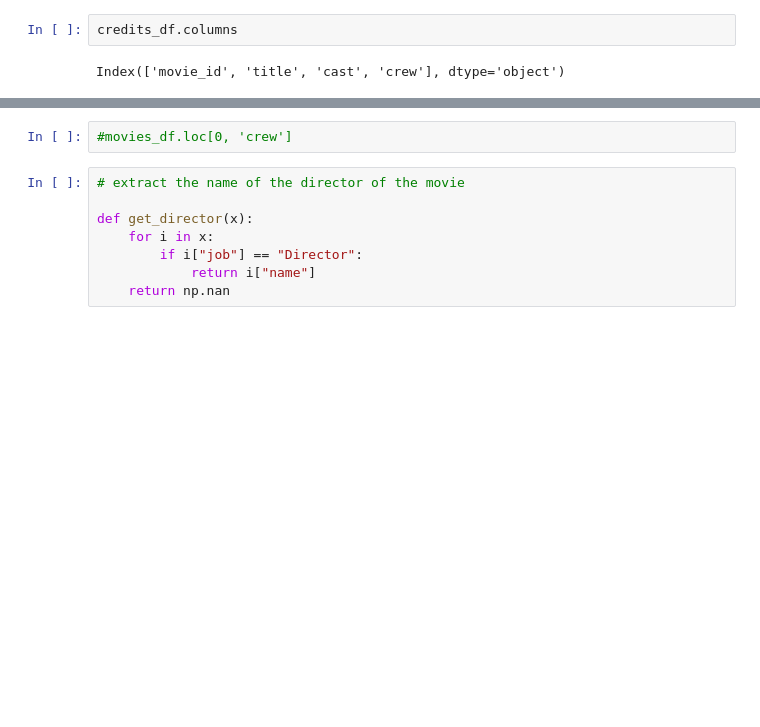
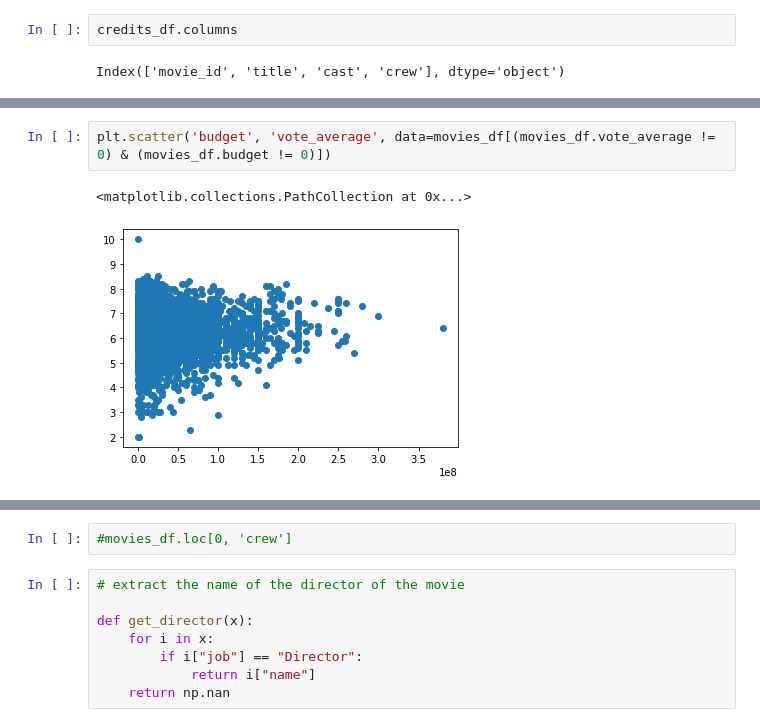
Before and after one commit to roshanmehta12/moive-recommendation, a Jupyter notebook: movie-recommendation-code.ipynb, the cells around one changed output, grey strips where cells are left out. Cells and saved outputs as stored; diff of their text form; blank space fills up the shorter version.

```diff
--- a/movie-recommendation-code.ipynb
+++ b/movie-recommendation-code.ipynb
@@ -53,3 +58,8 @@ movies_df.head(2)
+# %%
+plt.scatter('budget', 'vote_average', data=movies_df[(movies_df.vote_average != 0) & (movies_df.budget != 0)])
+# %% [output]
+<matplotlib.collections.PathCollection at 0x...>
+[figure, added]
 # %%
 from ast import literal_eval
 
```
Also changed, not shown: parts of 12 cells of this notebook, 1 other file.
